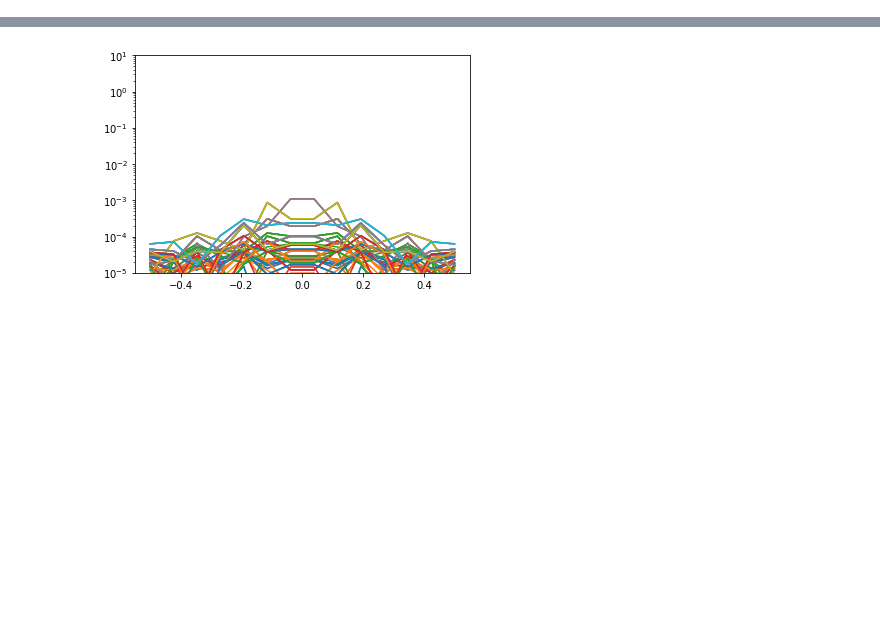
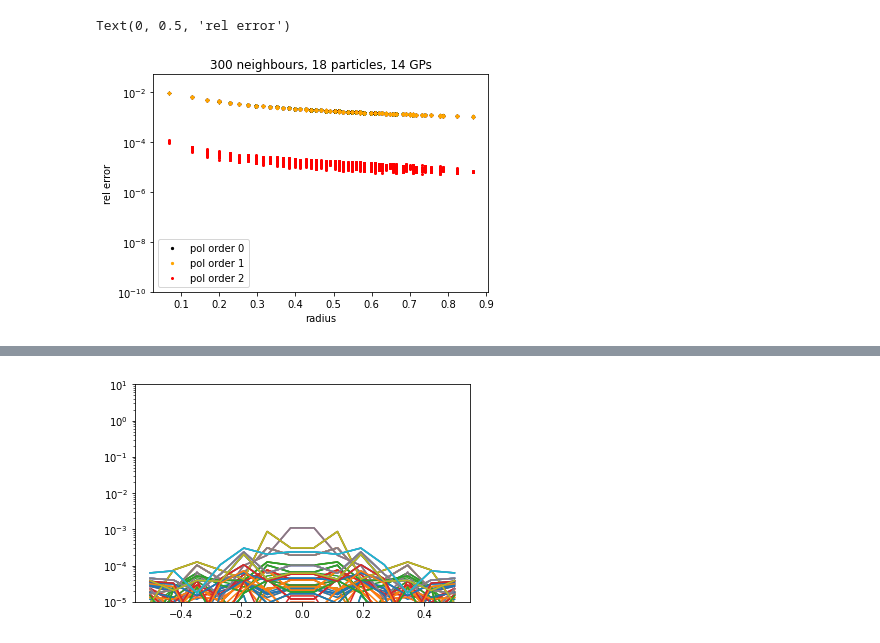
Before and after one commit to PiaJakobus/lagrangian_to_eulerian_map, a Jupyter notebook: map_plot.ipynb, the cells around one changed output, grey strips where cells are left out. Cells and saved outputs as stored; diff of their text form; code cells hidden in the pictures; blank space fills up the shorter version.

```diff
--- a/map_plot.ipynb
+++ b/map_plot.ipynb
@@ -36,3 +72,25 @@ plt.savefig("particles_WC6_30neighbs_noise001.png")
+# %%
+data_error_quad = pd.read_csv("error_quad.dat", delim_whitespace=True, header=None)
+data_error_lin = pd.read_csv("error_lin.dat", delim_whitespace=True, header=None)
+data_error_1d = pd.read_csv("error_1d.dat", delim_whitespace=True, header=None)
+data_error_cub = pd.read_csv("error_cub.dat", delim_whitespace=True, header=None)
+
+
+plt.scatter(np.sqrt(data_error_1d[0]**2 + data_error_1d[1]**2 + data_error_1d[2]**2), data_error_1d[3],s=5,label="pol order 0",color="black")
+plt.scatter(np.sqrt(data_error_lin[0]**2 + data_error_lin[1]**2 + data_error_lin[2]**2), data_error_lin[3],s=5,label="pol order 1",color="orange")
+plt.scatter(np.sqrt(data_error_quad[0]**2 + data_error_quad[1]**2 + data_error_quad[2]**2), data_error_quad[3],s=4,label="pol order 2",color="red")
+#plt.scatter(np.sqrt(data_error_cub[0]**2 + data_error_cub[1]**2 + data_error_cub[2]**2), data_error_cub[3],s=4,label="pol order 3",color="green")
+
+plt.ylim(1e-10,0.5e-1)
+plt.yscale("log")
+plt.title("300 neighbours, 18 particles, 14 GPs")
+plt.legend()
+plt.xlabel("radius")
+plt.ylabel("rel error")
+#plt.savefig("particles_WC6_300neighbs_noise001.png",dpi=120)
+# %% [output]
+Text(0, 0.5, 'rel error')
+[figure, added]
 # %%
 import numpy as np
 import matplotlib.pyplot as plt
```
Also changed, not shown: parts of 6 cells of this notebook, 5 other files.
